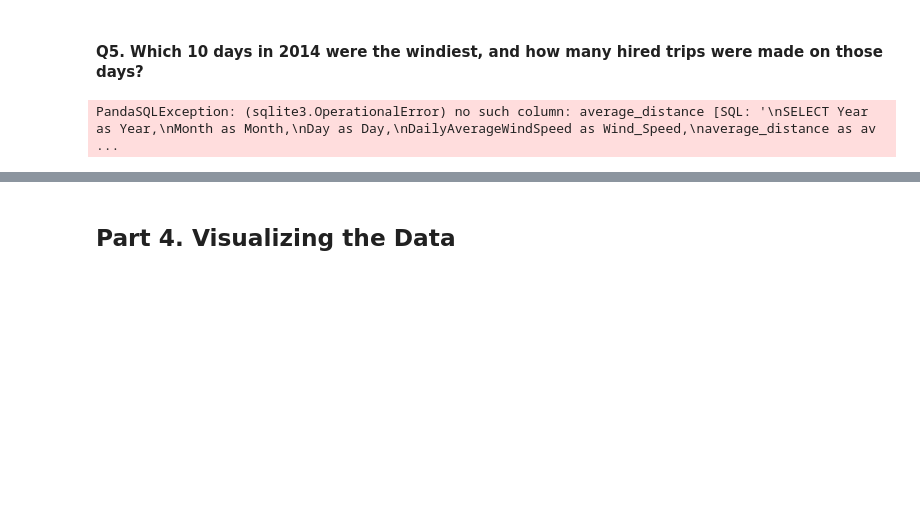
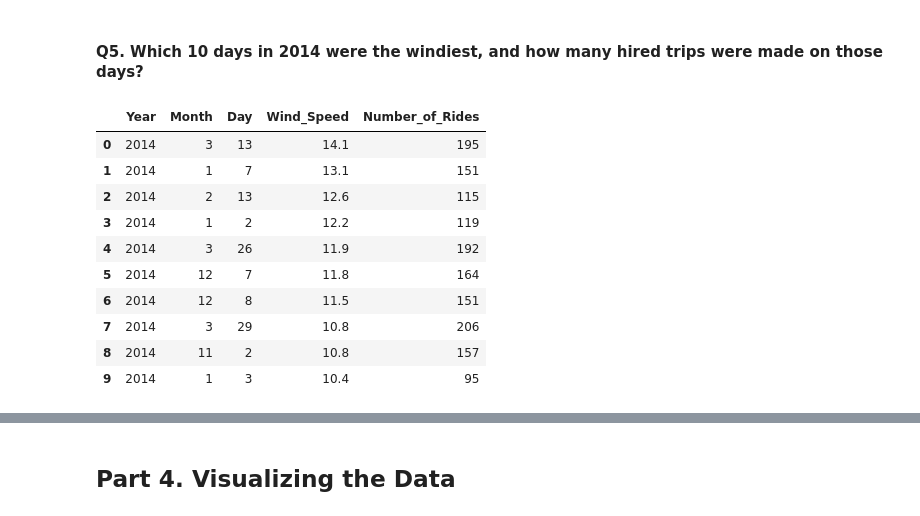
Before and after one commit to as597668404/IEOR4501_Final_Project, a Jupyter notebook: Project_Draft.ipynb, the cells around one changed output, grey strips where cells are left out. Cells and saved outputs as stored; diff of their text form; code cells hidden in the pictures; blank space fills up the shorter version.

```diff
--- a/Project_Draft.ipynb
+++ b/Project_Draft.ipynb
@@ -907,6 +907,13 @@ Requirement already satisfied, skipping upgrade: pandas in c:\users\siqie\anacon
 Requirement already satisfied, skipping upgrade: python-dateutil>=2.5.0 in c:\users\siqie\anaconda3\lib\site-packages (from pandas->pandasql) (2.7.5)
 Requirement already satisfied, skipping upgrade: pytz>=2011k in c:\users\siqie\anaconda3\lib\site-packages (from pandas->pandasql) (2018.7)
 Requirement already satisfied, skipping upgrade: six>=1.5 in c:\users\siqie\anaconda3\lib\site-packages (from python-dateutil>=2.5.0->pandas->pandasql) (1.12.0)
+# %%
+# Connet to the database
+
+taxi_data = pd.read_sql_table("TaxiRides", "sqlite:///project.db")
+uber_data = pd.read_sql_table("UberRides", "sqlite:///project.db")
+hourly_data = pd.read_sql_table("HourlyWeather", "sqlite:///project.db")
+daily_data = pd.read_sql_table("DailyWeather", "sqlite:///project.db")
 # %% [markdown]
 #### Q1. Most Popular Hour to Take a Taxi
 # %%
@@ -1107,23 +1111,35 @@ query_2014Rides = sqldf(Rides2014)
 # %%
 ## Use JOIN to put together the rides data and weather data.
 Windiest10days2014 = """
 SELECT Year as Year,
 Month as Month,
 Day as Day,
 DailyAverageWindSpeed as Wind_Speed,
-average_distance as average_distance
+Count(*) AS Number_of_Rides
 FROM (
-    SELECT daily_data.Year, daily_data.Month, daily_data.Day, daily_data.DailyAverageWindSpeed, query_2014Rides.Year, query_2014Rides.Month, query_2014Rides.Day, query_2014Rides.Number_of_Rides
+    SELECT daily_data.Year, daily_data.Month, daily_data.Day, daily_data.DailyAverageWindSpeed, query_2014Rides.Year, query_2014Rides.Month, query_2014Rides.Day
     FROM query_2014Rides
-    INNER JOIN daily_data
+    JOIN daily_data
     ON query_2014Rides.Year = daily_data.Year AND query_2014Rides.Month = daily_data.Month AND query_2014Rides.Day = daily_data.Day
     AND daily_data.Year = 2014
     )
 GROUP BY Month, Day
-ORDER BY Wind_Speed DESC;
+ORDER BY Wind_Speed DESC
+LIMIT 10;
 """
+
 
 query_WindiestDay = sqldf(Windiest10days2014)
 query_WindiestDay
 # %% [output]
-PandaSQLException: (sqlite3.OperationalError) no such column: average_distance [SQL: '\nSELECT Year as Year,\nMonth as Month,\nDay as Day,\nDailyAverageWindSpeed as Wind_Speed,\naverage_distance as av ...
+|  | Year | Month | Day | Wind_Speed | Number_of_Rides |
+| 0 | 2014 | 3 | 13 | 14.1 | 195 |
+| 1 | 2014 | 1 | 7 | 13.1 | 151 |
+| 2 | 2014 | 2 | 13 | 12.6 | 115 |
+| 3 | 2014 | 1 | 2 | 12.2 | 119 |
+| 4 | 2014 | 3 | 26 | 11.9 | 192 |
+| 5 | 2014 | 12 | 7 | 11.8 | 164 |
+| 6 | 2014 | 12 | 8 | 11.5 | 151 |
+| 7 | 2014 | 3 | 29 | 10.8 | 206 |
+| 8 | 2014 | 11 | 2 | 10.8 | 157 |
+| 9 | 2014 | 1 | 3 | 10.4 | 95 |
```
Also changed, not shown: parts of 8 cells of this notebook, 1 other file.
